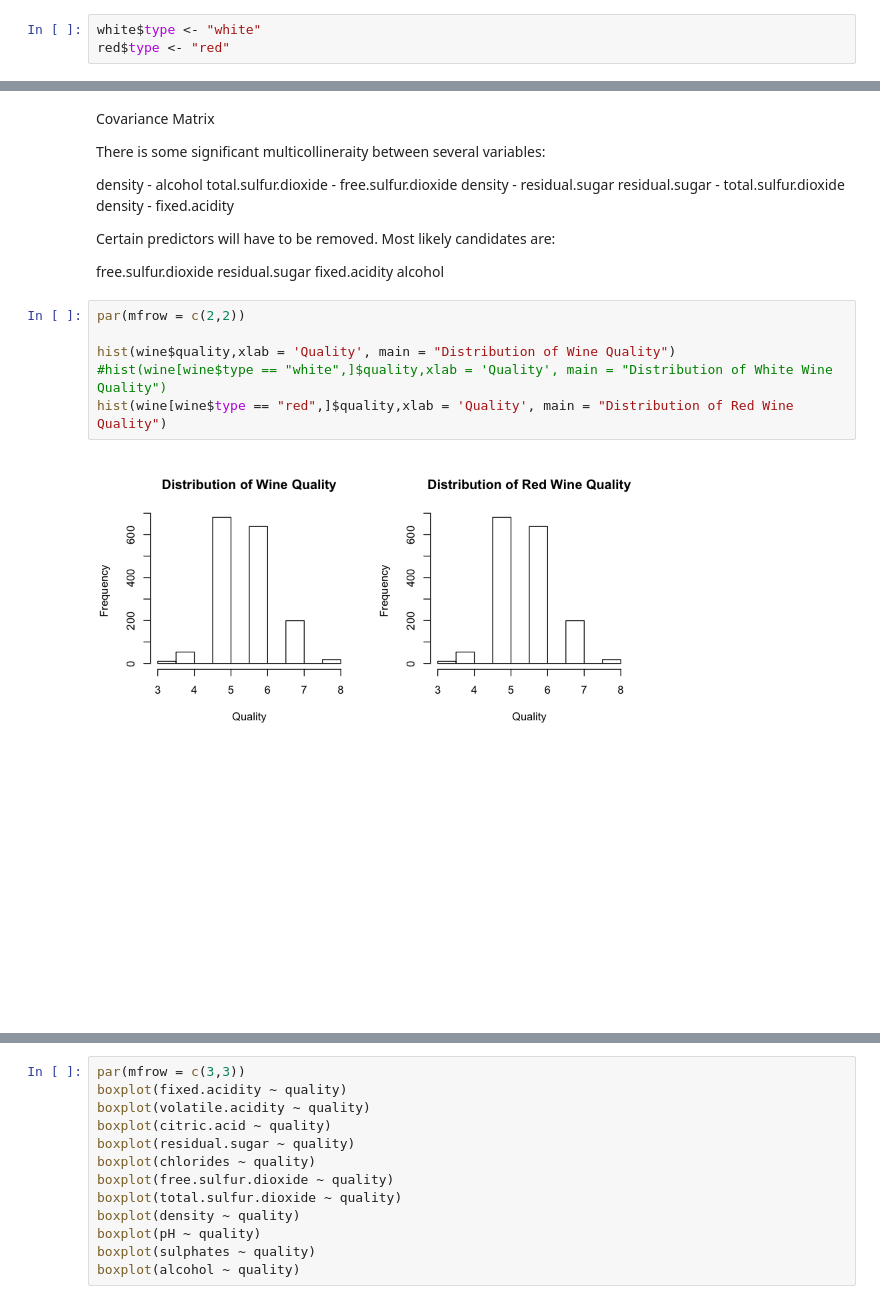
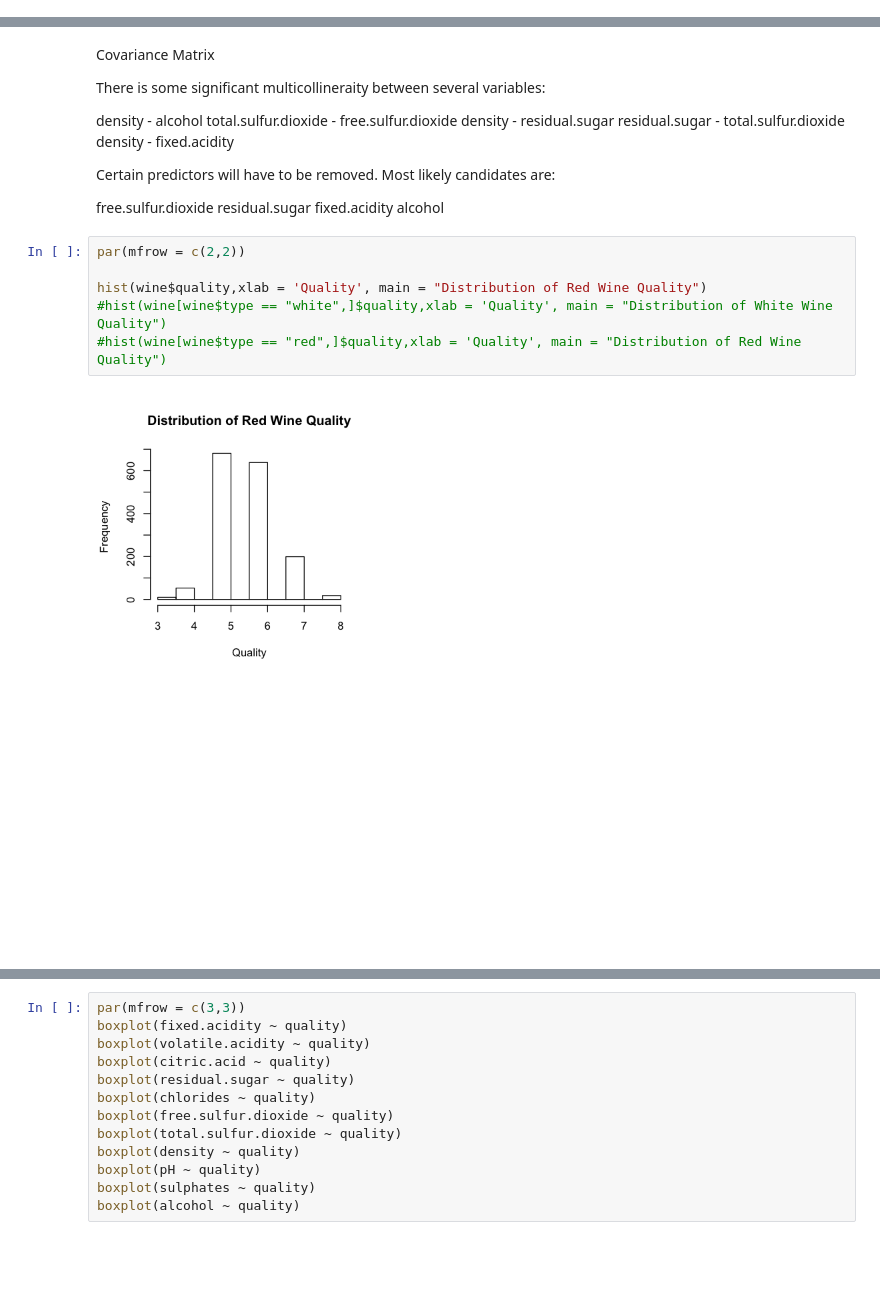
Before and after one commit to spatankar276/Project-Buzz, a Jupyter notebook: 7406-Project-Buzz-Team.ipynb, the cells around one changed output, grey strips where cells are left out. Drawn from its saved outputs; the diff is of its cells as text; blank space fills up the shorter version.

```diff
--- a/7406-Project-Buzz-Team.ipynb
+++ b/7406-Project-Buzz-Team.ipynb
@@ -40,9 +87,6 @@ setwd("~/Downloads/Datasets/7406/Project")
 
 white <- read.csv(file = "winequality_white.csv", head = TRUE, sep=";")
 red <- read.csv(file = "winequality_red.csv", head = TRUE, sep=";")
-# %%
-white$type <- "white"
-red$type <- "red"
 # %%
 #wine <- rbind(white, red)
 wine <- red
@@ -163,11 +206,11 @@ alcohol
 # %%
 par(mfrow = c(2,2))
 
-hist(wine$quality,xlab = 'Quality', main = "Distribution of Wine Quality")
+hist(wine$quality,xlab = 'Quality', main = "Distribution of Red Wine Quality")
 #hist(wine[wine$type == "white",]$quality,xlab = 'Quality', main = "Distribution of White Wine Quality")
-hist(wine[wine$type == "red",]$quality,xlab = 'Quality', main = "Distribution of Red Wine Quality")
+#hist(wine[wine$type == "red",]$quality,xlab = 'Quality', main = "Distribution of Red Wine Quality")
 # %% [output]
-[figure, old version]
+[figure, new version]
 # %%
 attach(wine)
 par(mfrow = c(3,2))
```
Also changed, not shown: parts of 37 cells of this notebook.
